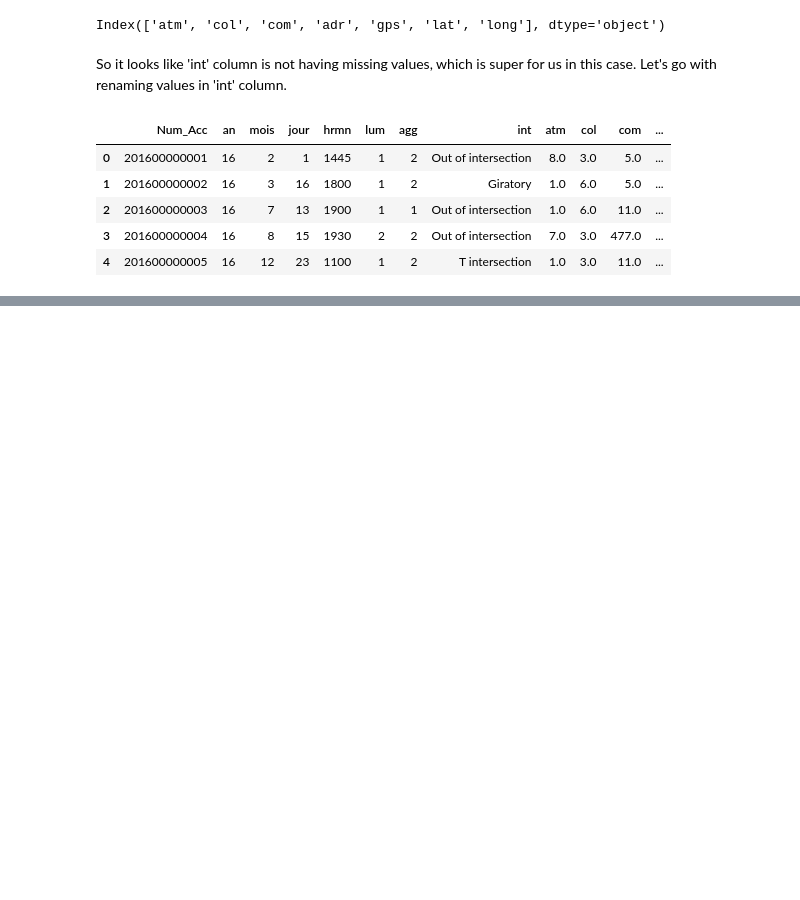
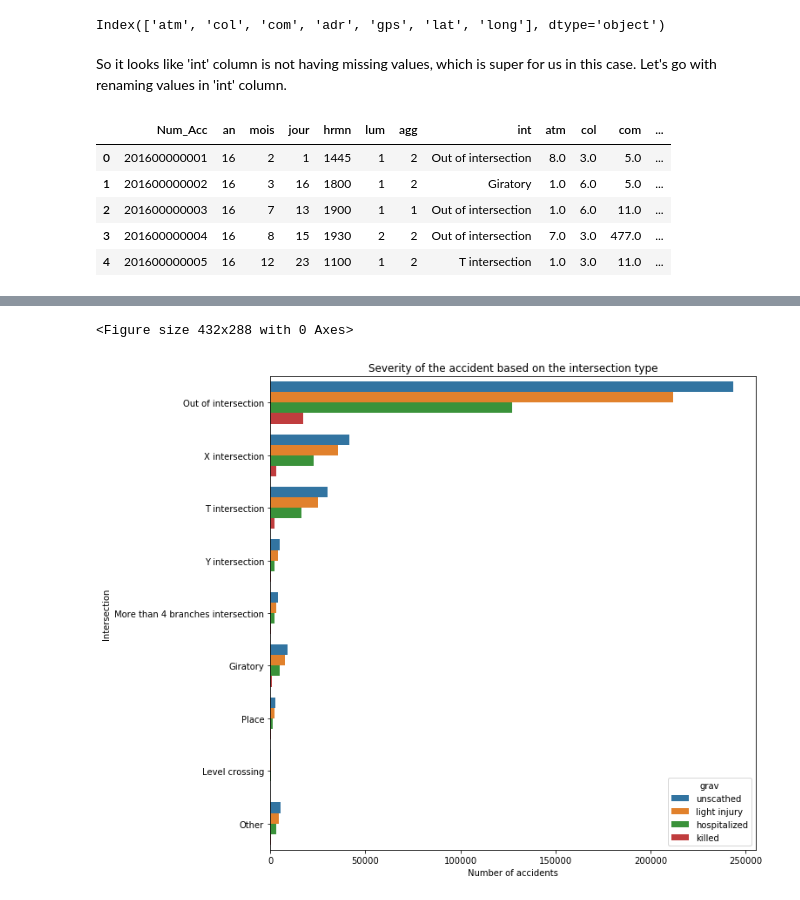
Before and after one commit to danpeczek/france-accidents, a Jupyter notebook: What is the safest type of intersection.ipynb, the cells around one changed output, grey strips where cells are left out. Drawn from its saved outputs; the diff is of its cells as text; code cells hidden in the pictures; blank space fills up the shorter version.

```diff
--- a/What is the safest type of intersection.ipynb
+++ b/What is the safest type of intersection.ipynb
@@ -85,0 +74,8 @@ KeyError: "['Out of intersection' 'Place' 'Level crossing' 'Other'] not found in
+# %%
+users = pd.read_csv('data/users.csv', encoding='latin1')
+users['grav']= users['grav'].astype(str)
+users['grav'] = users['grav'].replace({'1': 'unscathed', '2': 'killed', '3': 'hospitalized', '4': 'light injury'})
+users['grav'] = pd.Categorical(users['grav'], ['unscathed', 'light injury', 'hospitalized', 'killed'])
+
+dataset = pd.concat([caracteristics, users],axis=1)
+dataset.head()
@@ -85,0 +90,11 @@ KeyError: "['Out of intersection' 'Place' 'Level crossing' 'Other'] not found in
+# %%
+plt.clf()
+plt.figure(figsize=(10,10))
+ax = sns.countplot(y = 'int', hue='grav', data=dataset)
+ax.set_title('Severity of the accident based on the intersection type')
+ax.set_xlabel('Number of accidents')
+ax.set_ylabel('Intersection')
+plt.show()
+# %% [output]
+<Figure size 432x288 with 0 Axes>
+[figure, added]
```
Also changed, not shown: parts of 5 cells of this notebook, 1 other file.
